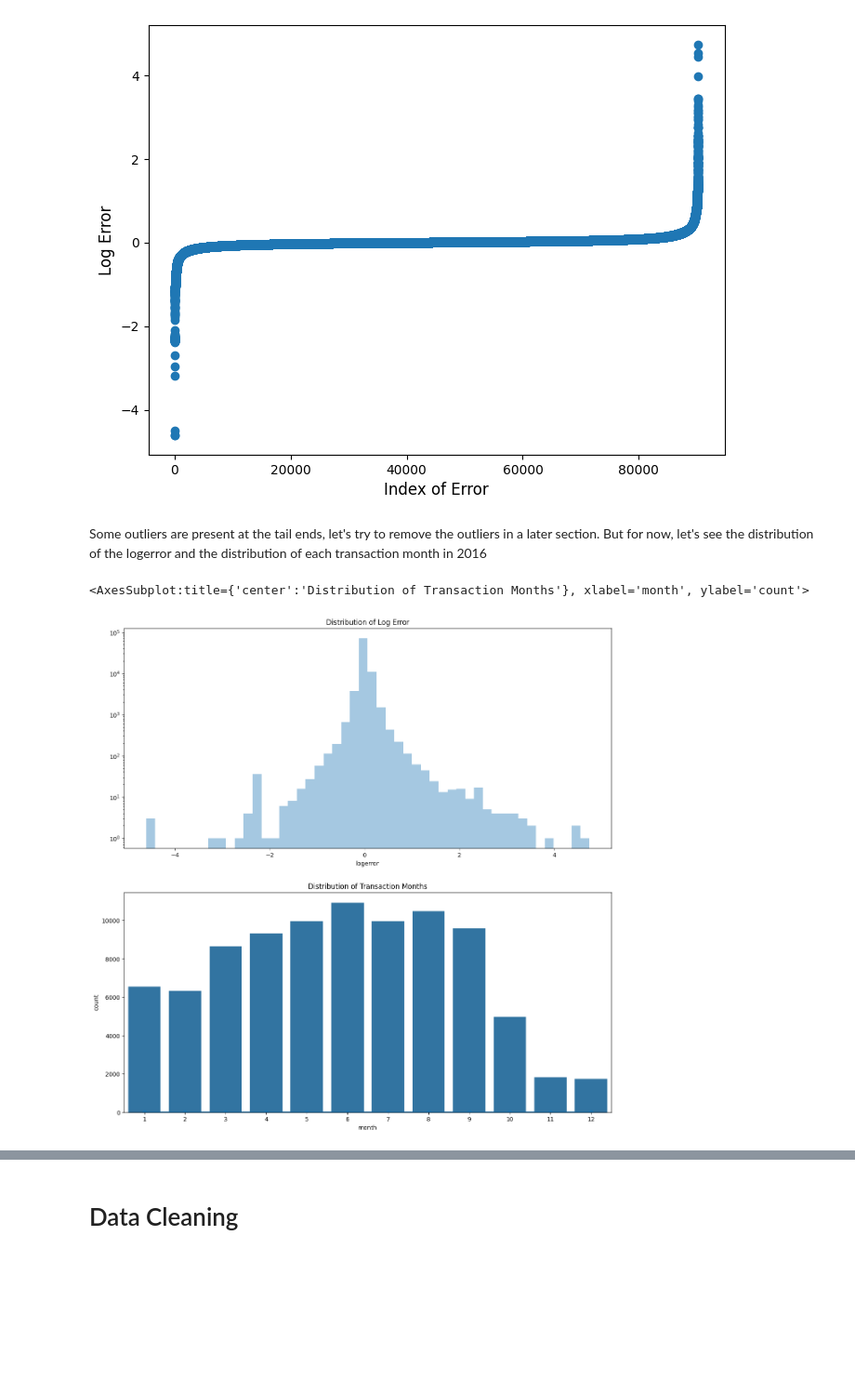
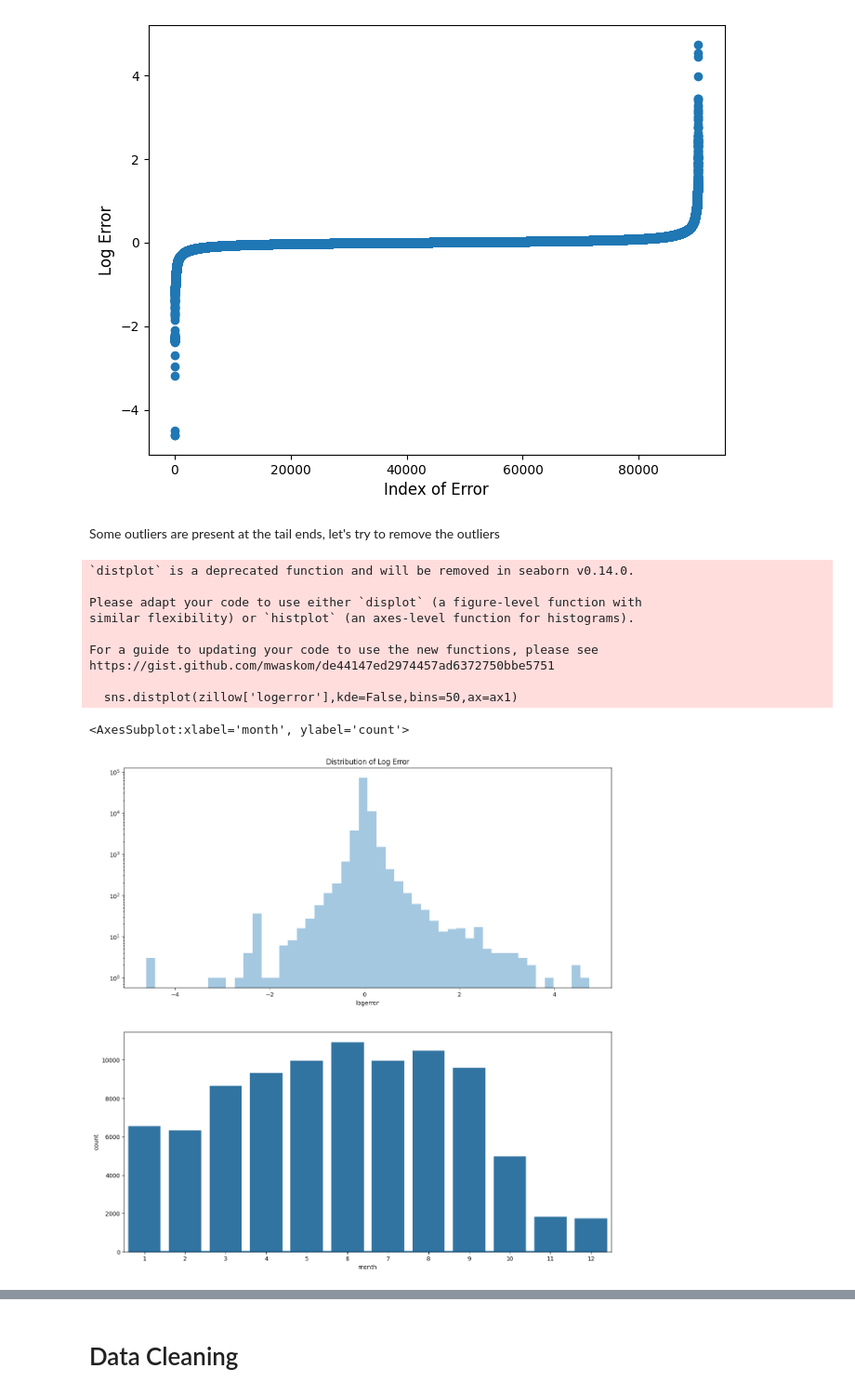
Before and after one commit to efazHossain/DATA-4380, a Jupyter notebook: Projects/TabularData/Zillow_Zestimate.ipynb, the cells around one changed output, grey strips where cells are left out. Shown at 93% size. Cells and saved outputs as stored; diff of their text form; code cells hidden in the pictures; blank space fills up the shorter version.

Commit message:
Fixed Visualization/Moved Up Cell

```diff
--- a/Projects/TabularData/Zillow_Zestimate.ipynb
+++ b/Projects/TabularData/Zillow_Zestimate.ipynb
@@ -181,21 +158,29 @@ plt.show()
 # %% [output]
 [figure]
 # %% [markdown]
-Some outliers are present at the tail ends, let's try to remove the outliers in a later section. But for now, let's see the distribution of the logerror and the distribution of each transaction month in 2016
+Some outliers are present at the tail ends, let's try to remove the outliers
 # %%
 # Exploring Target Variable (logerror)
 
 fig, (ax1, ax2) = plt.subplots(figsize=(15,15),nrows=2)
 
 # Checking Distribution
 sns.distplot(zillow['logerror'],kde=False,bins=50,ax=ax1)
 ax1.set_yscale('log')
 ax1.set_title('Distribution of Log Error')
 
 # Checking monthly sales
-ax2.set_title('Distribution of Transaction Months')
 sns.countplot(x='month',data=zillow,ax=ax2)
 sns.pointplot(x='month',y='logerror',data=monthly_error)
 # %% [output]
-<AxesSubplot:title={'center':'Distribution of Transaction Months'}, xlabel='month', ylabel='count'>
+`distplot` is a deprecated function and will be removed in seaborn v0.14.0.
+
+Please adapt your code to use either `displot` (a figure-level function with
+similar flexibility) or `histplot` (an axes-level function for histograms).
+
+For a guide to updating your code to use the new functions, please see
+https://gist.github.com/mwaskom/de44147ed2974457ad6372750bbe5751
+
+  sns.distplot(zillow['logerror'],kde=False,bins=50,ax=ax1)
+<AxesSubplot:xlabel='month', ylabel='count'>
-[figure, old version]
+[figure, new version]
```
Also changed, not shown: parts of 41 cells of this notebook, 1 other file.
